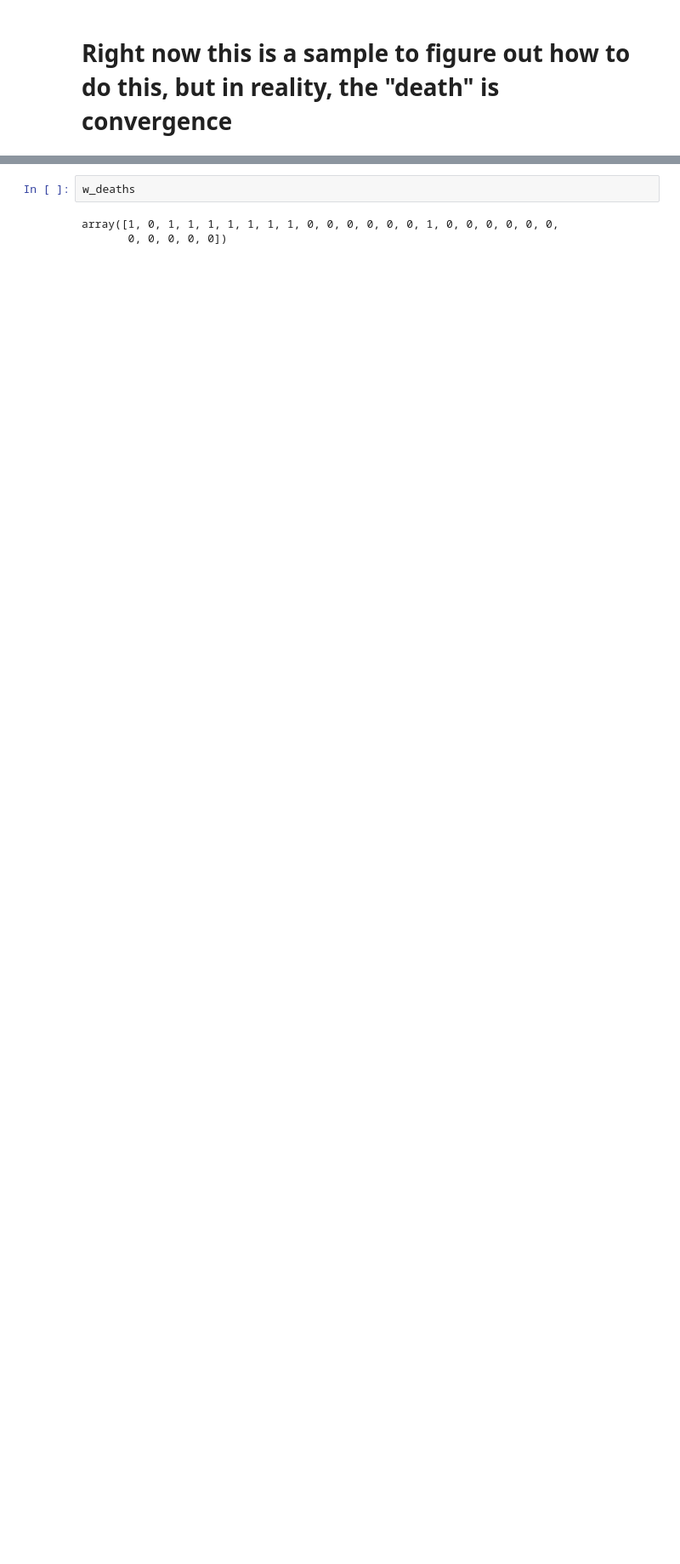
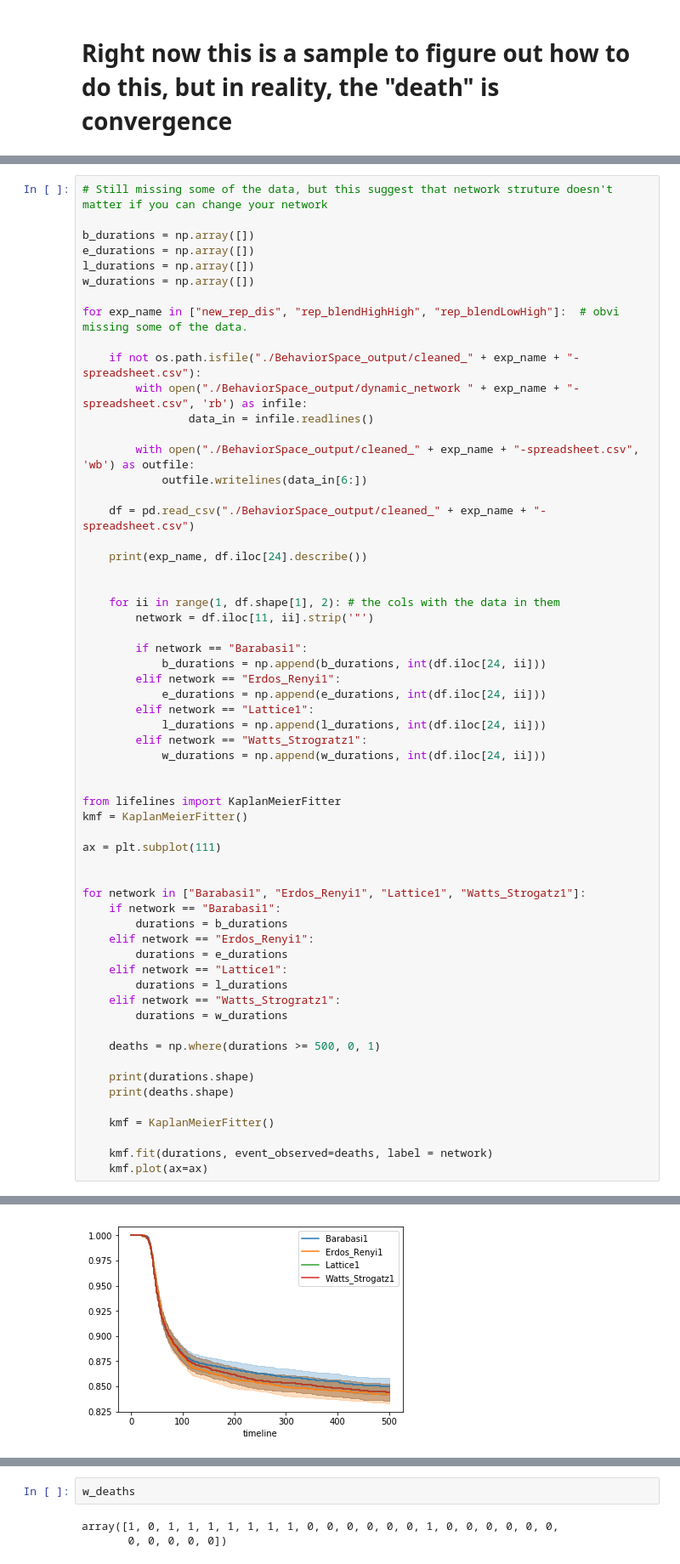
Before and after one commit to nicholson2208/mmss-thesis, a Jupyter notebook: SurvivalAnalysis.ipynb, the cells around one changed output, grey strips where cells are left out. Shown at 85% size. Saved outputs shown, nothing was run; the diff lists cells and outputs as text; blank space fills up the shorter version.

```diff
--- a/SurvivalAnalysis.ipynb
+++ b/SurvivalAnalysis.ipynb
@@ -16,0 +17,61 @@ df = pd.read_csv("BehaviorSpace_output/dynamic_network random_dis-table.csv")
+# %%
+# Still missing some of the data, but this suggest that network struture doesn't matter if you can change your network
+
+b_durations = np.array([])
+e_durations = np.array([])
+l_durations = np.array([])
+w_durations = np.array([])
+
+for exp_name in ["new_rep_dis", "rep_blendHighHigh", "rep_blendLowHigh"]:  # obvi missing some of the data.
+
+    if not os.path.isfile("./BehaviorSpace_output/cleaned_" + exp_name + "-spreadsheet.csv"):
+        with open("./BehaviorSpace_output/dynamic_network " + exp_name + "-spreadsheet.csv", 'rb') as infile:
+                data_in = infile.readlines()
+
+        with open("./BehaviorSpace_output/cleaned_" + exp_name + "-spreadsheet.csv", 'wb') as outfile:
+            outfile.writelines(data_in[6:])
+
+    df = pd.read_csv("./BehaviorSpace_output/cleaned_" + exp_name + "-spreadsheet.csv")
+
+    print(exp_name, df.iloc[24].describe())
+
+
+    for ii in range(1, df.shape[1], 2): # the cols with the data in them
+        network = df.iloc[11, ii].strip('"')
+
+        if network == "Barabasi1":
+            b_durations = np.append(b_durations, int(df.iloc[24, ii]))
+        elif network == "Erdos_Renyi1":
+            e_durations = np.append(e_durations, int(df.iloc[24, ii]))
+        elif network == "Lattice1":
+            l_durations = np.append(l_durations, int(df.iloc[24, ii]))
+        elif network == "Watts_Strogratz1":
+            w_durations = np.append(w_durations, int(df.iloc[24, ii]))
+
+
+from lifelines import KaplanMeierFitter
+kmf = KaplanMeierFitter()
+
+ax = plt.subplot(111)
+
+
+for network in ["Barabasi1", "Erdos_Renyi1", "Lattice1", "Watts_Strogatz1"]:
+    if network == "Barabasi1":
+        durations = b_durations
+    elif network == "Erdos_Renyi1":
+        durations = e_durations
+    elif network == "Lattice1":
+        durations = l_durations
+    elif network == "Watts_Strogratz1":
+        durations = w_durations
+
+    deaths = np.where(durations >= 500, 0, 1)
+
+    print(durations.shape)
+    print(deaths.shape)
+
+    kmf = KaplanMeierFitter()
+
+    kmf.fit(durations, event_observed=deaths, label = network)
+    kmf.plot(ax=ax)
+# %% [output]
@@ -16,0 +95 @@ df = pd.read_csv("BehaviorSpace_output/dynamic_network random_dis-table.csv")
+[figure, added]
```
Also changed, not shown: parts of 14 cells of this notebook, 3 other files.
